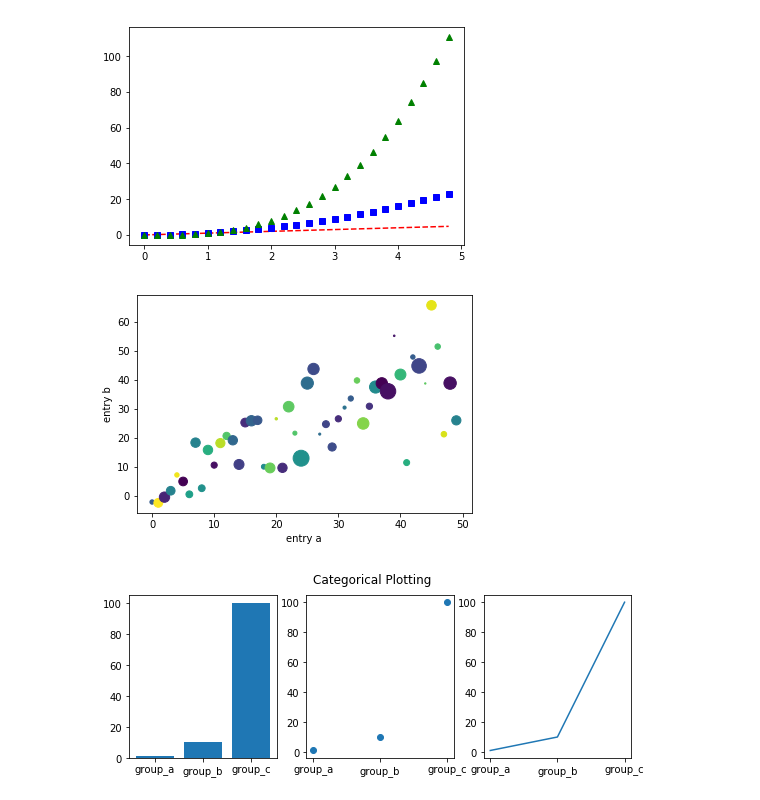
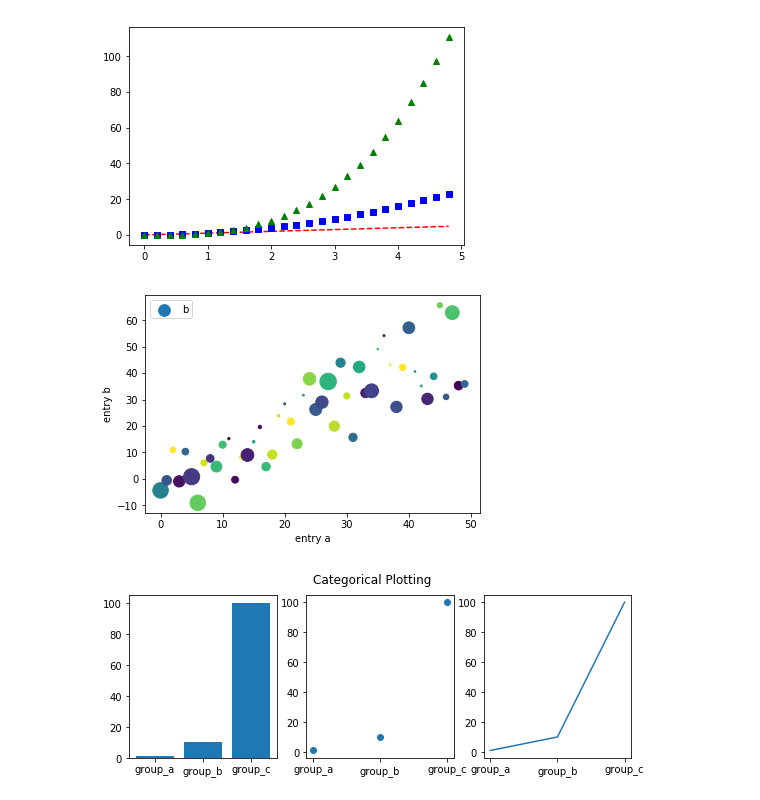
Before and after one commit to DanielPei/ml-notebooks, a Jupyter notebook: matplotlib/001-basic.ipynb, the cells around one changed output. Cells and saved outputs as stored; diff of their text form; code cells hidden in the pictures.

```diff
--- a/matplotlib/001-basic.ipynb
+++ b/matplotlib/001-basic.ipynb
@@ -209,16 +214,18 @@ plt.show()
 # %%
 data = {'a': np.arange(50),
         'c': np.random.randint(0, 50, 50),
+#         'c':np.ones(50),
         'd': np.random.randn(50)}
 data['b'] = data['a'] + 10 * np.random.randn(50)
 data['d'] = np.abs(data['d']) * 100
 
 plt.scatter('a', 'b', c='c', s='d', data=data)
 plt.xlabel('entry a')
 plt.ylabel('entry b')
+plt.legend()
 plt.show()
 # %% [output]
-[figure, old version]
+[figure, new version]
 # %%
 names = ['group_a', 'group_b', 'group_c']
 values = [1, 10, 100]
```
Also changed, not shown: parts of 3 cells of this notebook, 9 other files.
